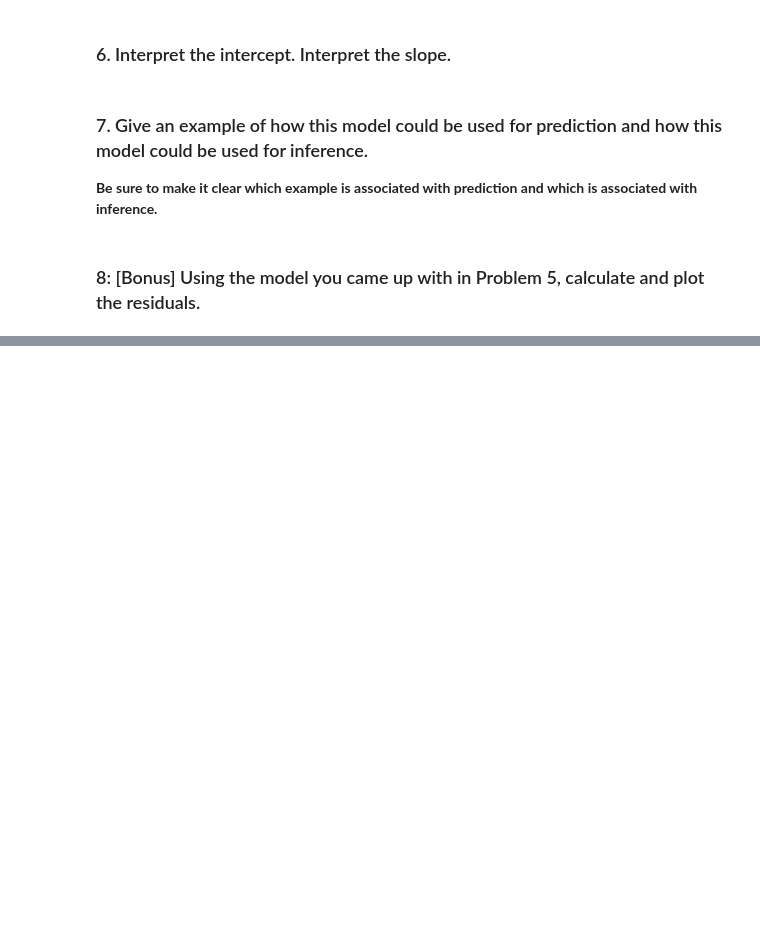
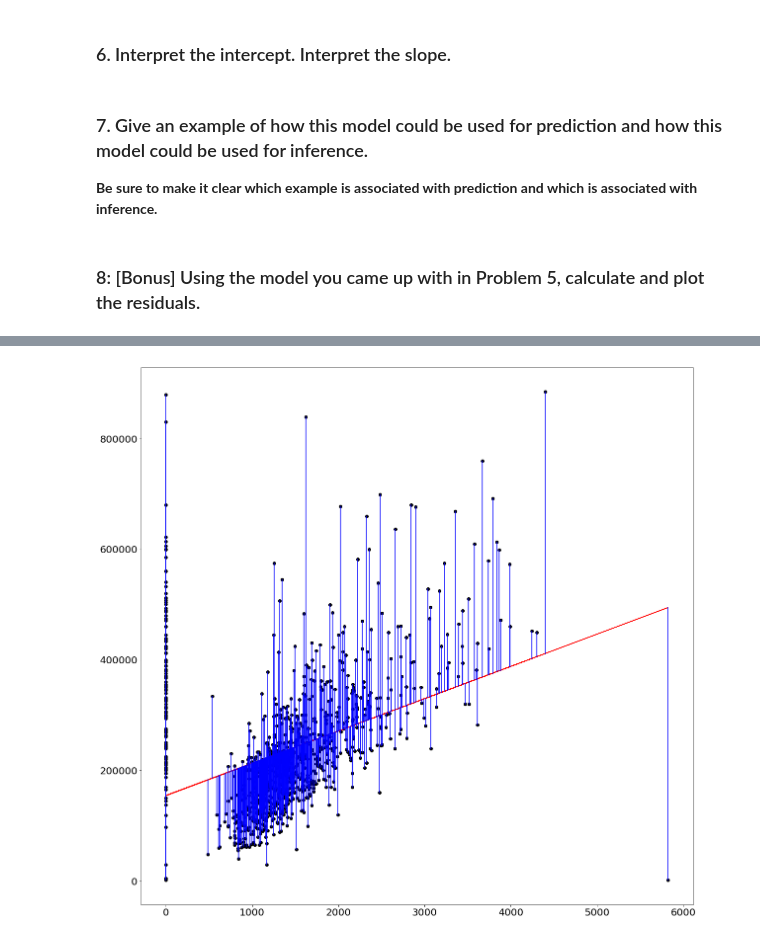
Before and after one commit to ishashah28/DS-SF-42, a Jupyter notebook: classes/07/notebooks/regression-simple_linear_regression-lab/simple-linear-regression-sacramento.ipynb, the cells around one changed output, grey strips where cells are left out. Saved outputs shown, nothing was run; the diff lists cells and outputs as text; code cells hidden in the pictures; blank space fills up the shorter version.

```diff
--- a/classes/07/notebooks/regression-simple_linear_regression-lab/simple-linear-regression-sacramento.ipynb
+++ b/classes/07/notebooks/regression-simple_linear_regression-lab/simple-linear-regression-sacramento.ipynb
@@ -208,0 +251,15 @@ b0 intercept : 117942.82448795388
+# %%
+fig = plt.figure(figsize = (20,20))
+
+plot = fig.add_subplot(111)
+plot.tick_params(axis='both', which='major', labelsize=20)
+
+ax = plt.gca()
+
+ax.scatter(x = df['sq__ft'],y = df['price'],c='k')
+ax.plot(df['sq__ft'],df['pred'],c='r')
+
+for _, row in df.iterrows():
+    plt.plot((row['sq__ft'], row['sq__ft']), (row['price'], row['pred']), 'b-')
+# %% [output]
+[figure, added]
```
Also changed, not shown: parts of 17 cells of this notebook.
